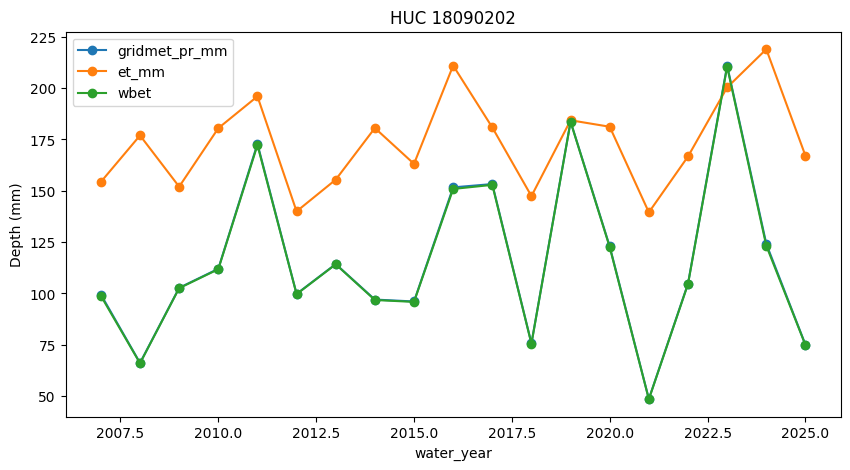
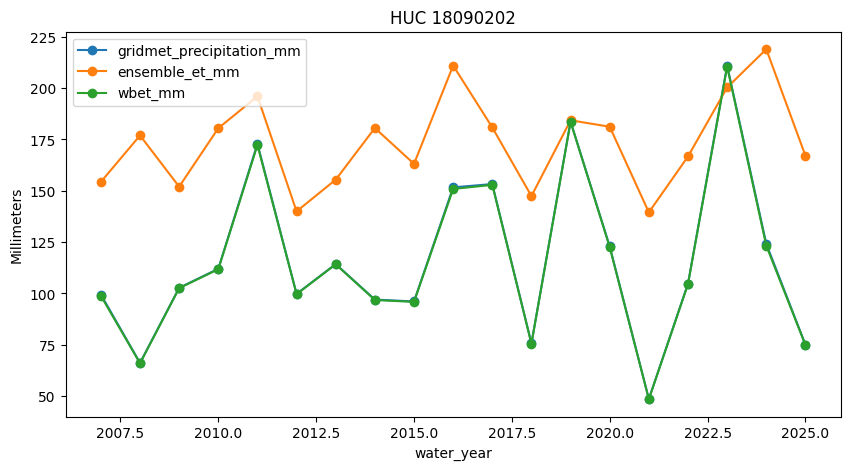
The change to this notebook cell's code, shown as a diff; its figure went from the first image to the second:
--- before
+++ after
@@ -6,31 +6,31 @@
 
 for current_huc8id, combined_df in huc8_data.items():
-    precip_column = f"{precip}_pr_mm"
-    et_column = "et_mm"
+    precip_column = f"{precip}_precipitation_mm"
+    et_column = f"{et_model}_et_mm"
 
     # Prepare the simple monthly output table
     monthly_output = combined_df.copy()
     monthly_output["huc8"] = current_huc8id
-    monthly_output["units"] = "mm"
+    monthly_output.rename(columns={"areaacres": "area_acres"}, inplace=True)
+    monthly_output.index.name = "date"
 
     monthly_output = monthly_output[
         [
+            "water_year",
+            "huc8",
+            "area_acres",
             precip_column,
-            "areaacres",
-            "huc8",
             et_column,
-            "units",
             "sum_daily_mean_cfs",
             "n_days",
             "n_missing_values",
-            "water_year",
         ]
     ].copy()
-    monthly_output.rename(columns={et_column: "et_mm"}, inplace=True)
+
     monthly_output.index.name = "date"
 
     # Use only months with complete streamflow data AND
     # any instances where the ET data is missing
-    df_all = monthly_output[(monthly_output["n_missing_values"] == 0) & (monthly_output["et_mm"].notna())].copy()
+    df_all = monthly_output[(monthly_output["n_missing_values"] == 0) & (monthly_output[et_column].notna())].copy()
 
     # Keep only complete 12-month water years
@@ -40,16 +40,42 @@
 
     # convert daily runoff means to acre feet
-    df_all["acre_feet"] = df_all["sum_daily_mean_cfs"] * cfs_to_af_factor
+    # sum_daily_mean_cfs is the average discharge rate for days that are available in the month
+    df_all["acre_feet"] = (df_all["sum_daily_mean_cfs"] * sec_per_day) / cubic_feet_per_acre_foot
 
     # acrefeet to water depth in mm
-    df_all["depth_mm"] = (df_all["acre_feet"] / df_all["areaacres"]) * ft_to_mm
+    df_all["q_mm"] = (df_all["acre_feet"] / df_all["area_acres"]) * ft_to_mm
 
     # Calculate monthly Water Balance ET (Precipitation - Streamflow Depth (in mm))
-    df_all["wbet"] = df_all[precip_column] - df_all["depth_mm"]
+    df_all["wbet_mm"] = df_all[precip_column] - df_all["q_mm"]
 
-    # Aggregate all columns by water year
-    wy_summary = df_all[
-        ["water_year", precip_column, "et_mm", "depth_mm", "wbet"]
-    ].groupby("water_year").sum()
+
+    # Select and order the required final monthly columns
+    df_all = df_all.reset_index()[
+        [
+            "date",
+            "water_year",
+            "huc8",
+            "area_acres",
+            precip_column,
+            et_column,
+            "q_mm",
+            "wbet_mm",
+        ]
+    ]
+
+    # Aggregate measurement columns by water year
+    wy_summary = (
+        df_all[
+            [
+                "water_year",
+                precip_column,
+                et_column,
+                "q_mm",
+                "wbet_mm",
+            ]
+        ]
+        .groupby("water_year")
+        .sum()
+    )
 
     # Save the completed dfs for CSV output
@@ -60,7 +86,7 @@
 
     # Plot precipitation, observed ET, and calculated WBET for this HUC8
-    ax = wy_summary[[precip_column, "et_mm", "wbet"]].plot(
+    ax = wy_summary[[precip_column, et_column, "wbet_mm"]].plot(
         kind="line", marker="o", figsize=(10, 5)
     )
     ax.set_title(f"HUC {current_huc8id}")
-    ax.set_ylabel("Depth (mm)")
+    ax.set_ylabel("Millimeters")

Commit: Changed column names and added more unit conversion information and variables